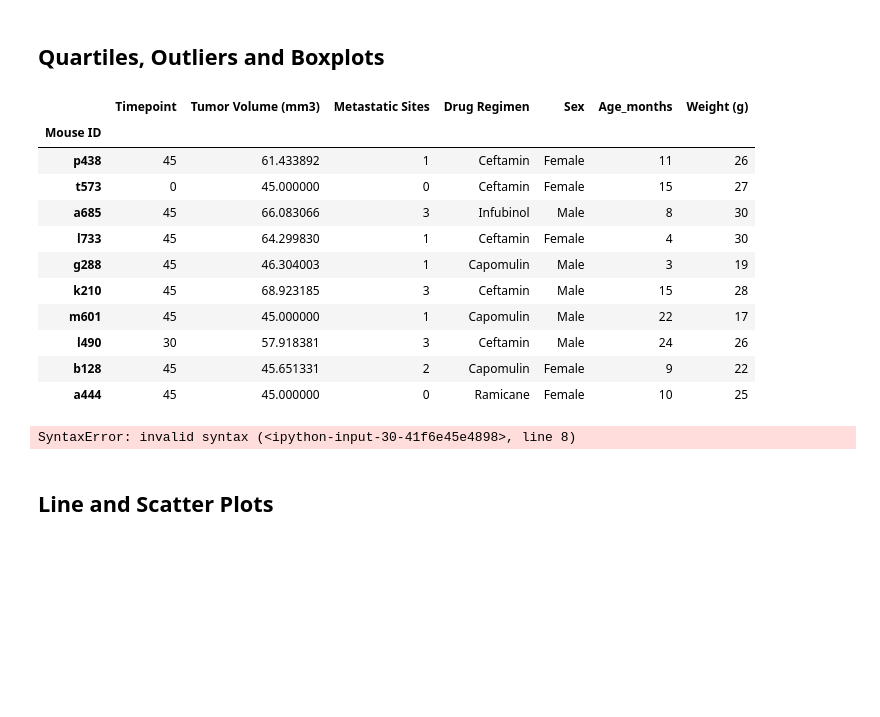
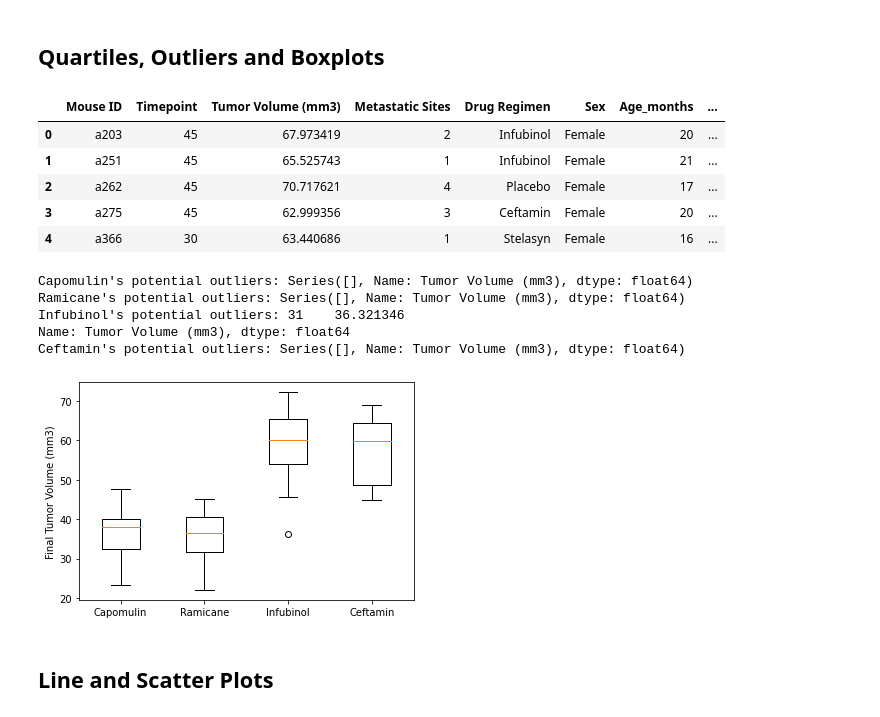
Before and after one commit to leonardz17/Matplotlib_Challenge, a Jupyter notebook: pymaceuticals_final.ipynb, the cells around one changed output. Cells and saved outputs as stored; diff of their text form; code cells hidden in the pictures; blank space fills up the shorter version.

```diff
--- a/pymaceuticals_final.ipynb
+++ b/pymaceuticals_final.ipynb
@@ -202,26 +207,23 @@ plt.show()
 # %%
 # Calculate the final tumor volume of each mouse across four of the treatment regimens:
 # Capomulin, Ramicane, Infubinol, and Ceftamin
 drug_list = ["Capomulin", "Ramicane", "Infubinol","Ceftamin"]
 tumor_drug = cleaned_mousedata.loc[cleaned_mousedata["Drug Regimen"].isin(drug_list)]
 # Start by getting the last (greatest) timepoint for each mouse
-last_timepoint = tumor_drug.groupby(["Mouse ID"])
+last_timepoint = cleaned_mousedata.groupby(["Mouse ID"])["Timepoint"]
+# last_timepoint = last_timepoint["Timepoint"].max()
 last_timepoint = last_timepoint.max()
-last_timepoint.sample(10)
+last_timepoint = last_timepoint.reset_index()
 # Merge this group df with the original dataframe to get the tumor volume at the last timepoint
+last_timepoint = last_timepoint.merge(cleaned_mousedata,on=["Mouse ID","Timepoint"],how="left")
+last_timepoint.head()
 # %% [output]
-|  | Timepoint | Tumor Volume (mm3) | Metastatic Sites | Drug Regimen | Sex | Age_months | Weight (g) |
-| Mouse ID |  |  |  |  |  |  |  |
-| p438 | 45 | 61.433892 | 1 | Ceftamin | Female | 11 | 26 |
-| t573 | 0 | 45.000000 | 0 | Ceftamin | Female | 15 | 27 |
-| a685 | 45 | 66.083066 | 3 | Infubinol | Male | 8 | 30 |
-| l733 | 45 | 64.299830 | 1 | Ceftamin | Female | 4 | 30 |
-| g288 | 45 | 46.304003 | 1 | Capomulin | Male | 3 | 19 |
-| k210 | 45 | 68.923185 | 3 | Ceftamin | Male | 15 | 28 |
-| m601 | 45 | 45.000000 | 1 | Capomulin | Male | 22 | 17 |
-| l490 | 30 | 57.918381 | 3 | Ceftamin | Male | 24 | 26 |
-| b128 | 45 | 45.651331 | 2 | Capomulin | Female | 9 | 22 |
-| a444 | 45 | 45.000000 | 0 | Ramicane | Female | 10 | 25 |
+|  | Mouse ID | Timepoint | Tumor Volume (mm3) | Metastatic Sites | Drug Regimen | Sex | Age_months | ... |
+| 0 | a203 | 45 | 67.973419 | 2 | Infubinol | Female | 20 | ... |
+| 1 | a251 | 45 | 65.525743 | 1 | Infubinol | Female | 21 | ... |
+| 2 | a262 | 45 | 70.717621 | 4 | Placebo | Female | 17 | ... |
+| 3 | a275 | 45 | 62.999356 | 3 | Ceftamin | Female | 20 | ... |
+| 4 | a366 | 30 | 63.440686 | 1 | Stelasyn | Female | 16 | ... |
 # %%
 # Put treatments into a list for for loop (and later for plot labels)
 drug_list = ["Capomulin", "Ramicane", "Infubinol","Ceftamin"]
@@ -229,27 +231,36 @@ drug_list = ["Capomulin", "Ramicane", "Infubinol","Ceftamin"]
 # Create empty list to fill with tumor vol data (for plotting)
 tumor_vol = []
 
+# Calculate the IQR and quantitatively determine if there are any potential outliers.
 for drug in drug_list:
-    if last_timepoint[last_timepoint["Drug Regimen"] == drug
+    vol = last_timepoint.loc[last_timepoint["Drug Regimen"] == drug]["Tumor Volume (mm3)"]
+    tumor_vol.append(vol)
 
-        tumor_vol.append(last_timepoint["Tumor Volume (mm3)"])
-
-tumor_vol
-# Calculate the IQR and quantitatively determine if there are any potential outliers.
-
-
-    # Locate the rows which contain mice on each drug and get the tumor volumes
-
-
-    # add subset
+    # Quartiles and lower/upper bound calculations
+    quartiles = vol.quantile([.25,.5,.75])
+    lowerq = quartiles[.25]
+    upperq = quartiles[.75]
+    iqr = upperq - lowerq
+    iqr_1_5 = iqr * 1.5
+    lower_bound = lowerq - iqr_1_5
+    upper_bound = upperq + iqr_1_5
 
 
     # Determine outliers using upper and lower bounds
-
-#     print(f"{drug}'s potential outliers: {outliers}")
+    print(f"{drug}'s potential outliers: {vol.loc[(vol<lower_bound) | (vol > upper_bound)]}")
 # %% [output]
-SyntaxError: invalid syntax (<ipython-input-30-41f6e45e4898>, line 8)
+Capomulin's potential outliers: Series([], Name: Tumor Volume (mm3), dtype: float64)
+Ramicane's potential outliers: Series([], Name: Tumor Volume (mm3), dtype: float64)
+Infubinol's potential outliers: 31    36.321346
+Name: Tumor Volume (mm3), dtype: float64
+Ceftamin's potential outliers: Series([], Name: Tumor Volume (mm3), dtype: float64)
 # %%
 # Generate a box plot of the final tumor volume of each mouse across four regimens of interest
+
+plt.boxplot(tumor_vol, labels=drug_list)
+plt.ylabel("Final Tumor Volume (mm3)")
+plt.show()
+# %% [output]
+[figure, added]
 # %% [markdown]
 ## Line and Scatter Plots
```
Also changed, not shown: parts of 10 cells of this notebook.
